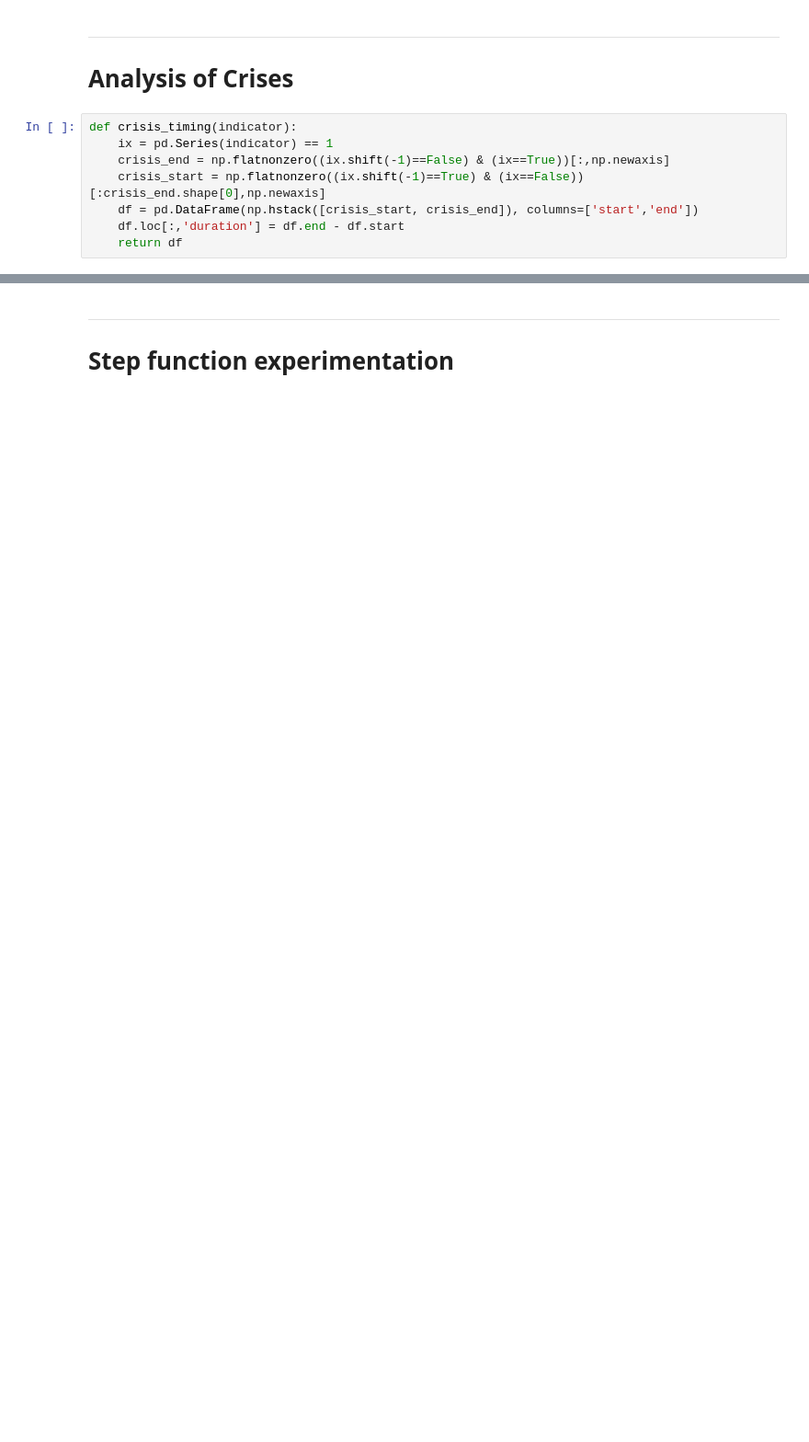
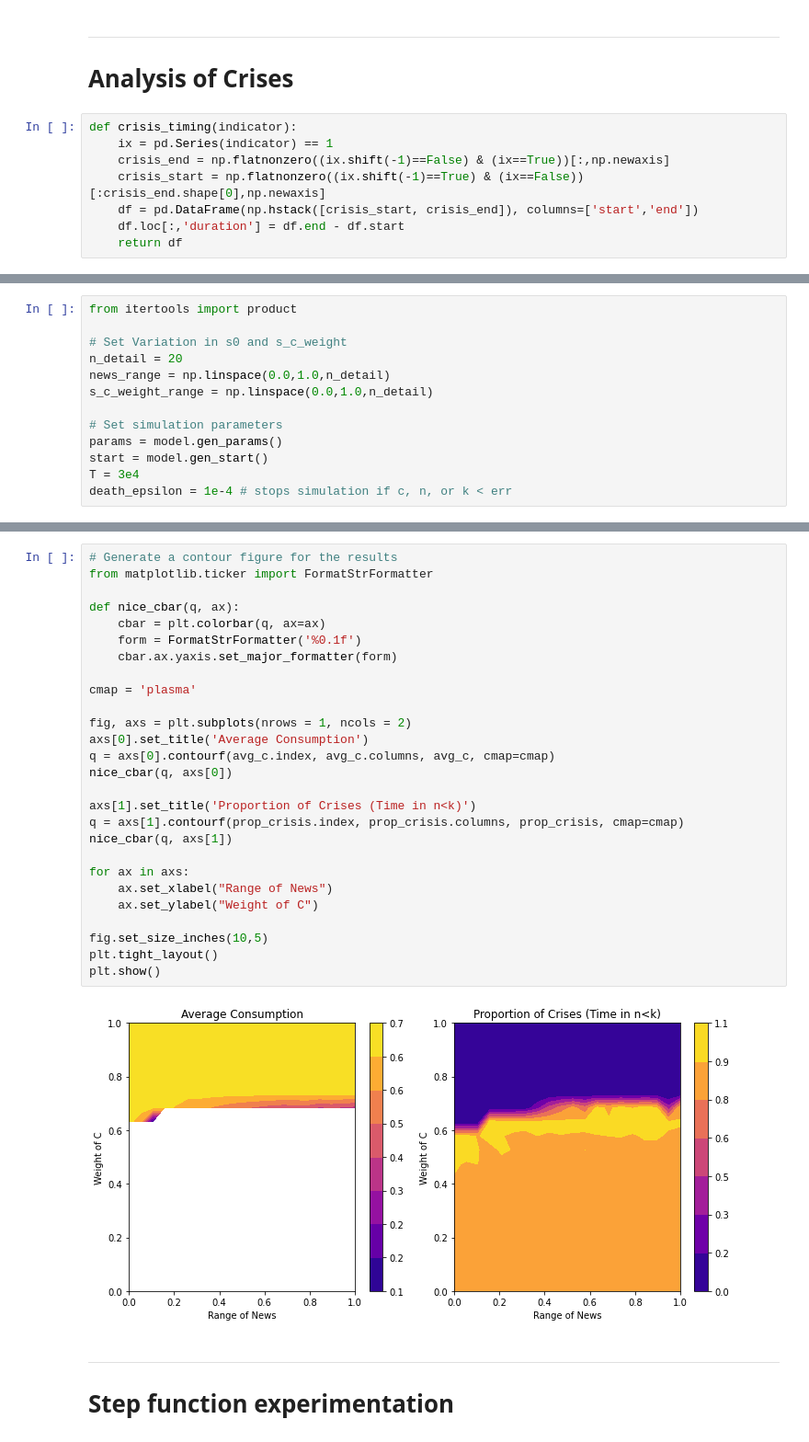
Before and after one commit to KarlNaumann/DynamicDSGE, a Jupyter notebook: SimplifiedUtility_CES.ipynb, the cells around one changed output, grey strips where cells are left out. Shown: that part at 92% size. Saved outputs shown, nothing was run; the diff lists cells and outputs as text; blank space fills up the shorter version.

```diff
--- a/SimplifiedUtility_CES.ipynb
+++ b/SimplifiedUtility_CES.ipynb
@@ -139,0 +144,13 @@ double_hist(res)
+# %%
+from itertools import product
+
+# Set Variation in s0 and s_c_weight
+n_detail = 20
+news_range = np.linspace(0.0,1.0,n_detail)
+s_c_weight_range = np.linspace(0.0,1.0,n_detail)
+
+# Set simulation parameters
+params = model.gen_params()
+start = model.gen_start()
+T = 3e4
+death_epsilon = 1e-4 # stops simulation if c, n, or k < err
@@ -140,3 +180,32 @@ double_hist(res)
+# %%
+# Generate a contour figure for the results
+from matplotlib.ticker import FormatStrFormatter
+
+def nice_cbar(q, ax):
+    cbar = plt.colorbar(q, ax=ax)
+    form = FormatStrFormatter('%0.1f')
+    cbar.ax.yaxis.set_major_formatter(form)
+
+cmap = 'plasma'
+
+fig, axs = plt.subplots(nrows = 1, ncols = 2)
+axs[0].set_title('Average Consumption')
+q = axs[0].contourf(avg_c.index, avg_c.columns, avg_c, cmap=cmap)
+nice_cbar(q, axs[0])
+
+axs[1].set_title('Proportion of Crises (Time in n<k)')
+q = axs[1].contourf(prop_crisis.index, prop_crisis.columns, prop_crisis, cmap=cmap)
+nice_cbar(q, axs[1])
+
+for ax in axs:
+    ax.set_xlabel("Range of News")
+    ax.set_ylabel("Weight of C")
+
+fig.set_size_inches(10,5)
+plt.tight_layout()
+plt.show()
+# %% [output]
+[figure, added]
 # %% [markdown]
 -----
 # Step function experimentation
```
Also changed, not shown: parts of 16 cells of this notebook, 6 other files.
